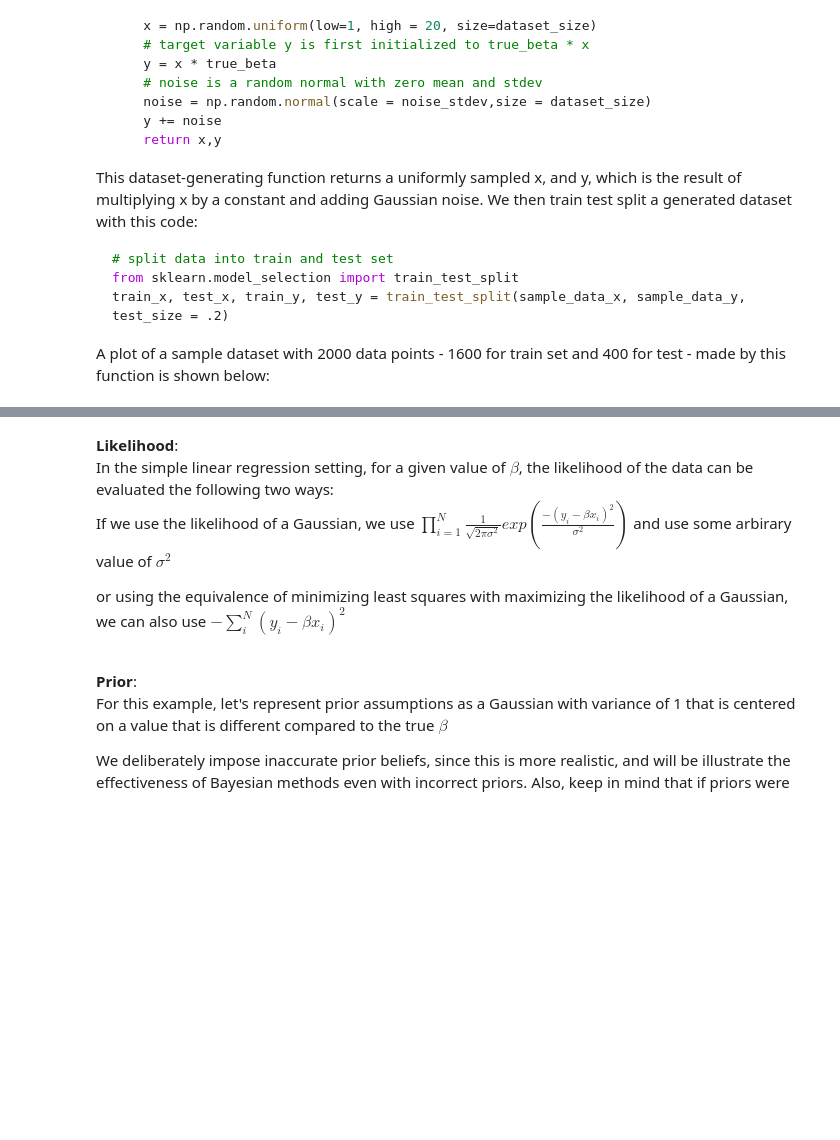
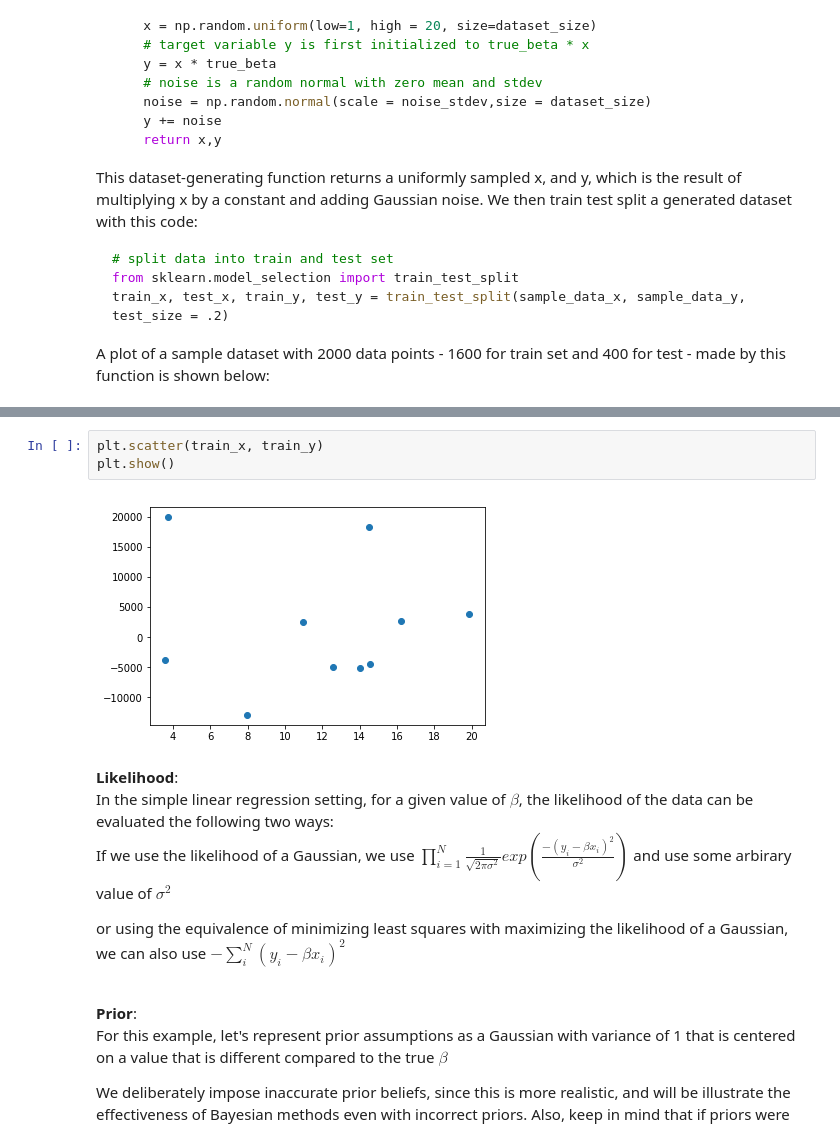
Before and after one commit to CornellDataScience/BayesianNeuralNets, a Jupyter notebook: ed_scripts/Bayesian Nets.ipynb, the cells around one changed output, grey strips where cells are left out. Drawn from its saved outputs; the diff is of its cells as text; blank space fills up the shorter version.

```diff
--- a/ed_scripts/Bayesian Nets.ipynb
+++ b/ed_scripts/Bayesian Nets.ipynb
@@ -197,3 +197,8 @@ plt.show()
+# %%
+plt.scatter(train_x, train_y)
+plt.show()
+# %% [output]
+[figure, added]
 # %% [markdown]
 __Likelihood__:
 In the simple linear regression setting, for a given value of $\beta$, the likelihood of the data can be evaluated the following two ways:
```
Also changed, not shown: parts of 5 cells of this notebook, 8 other files.
